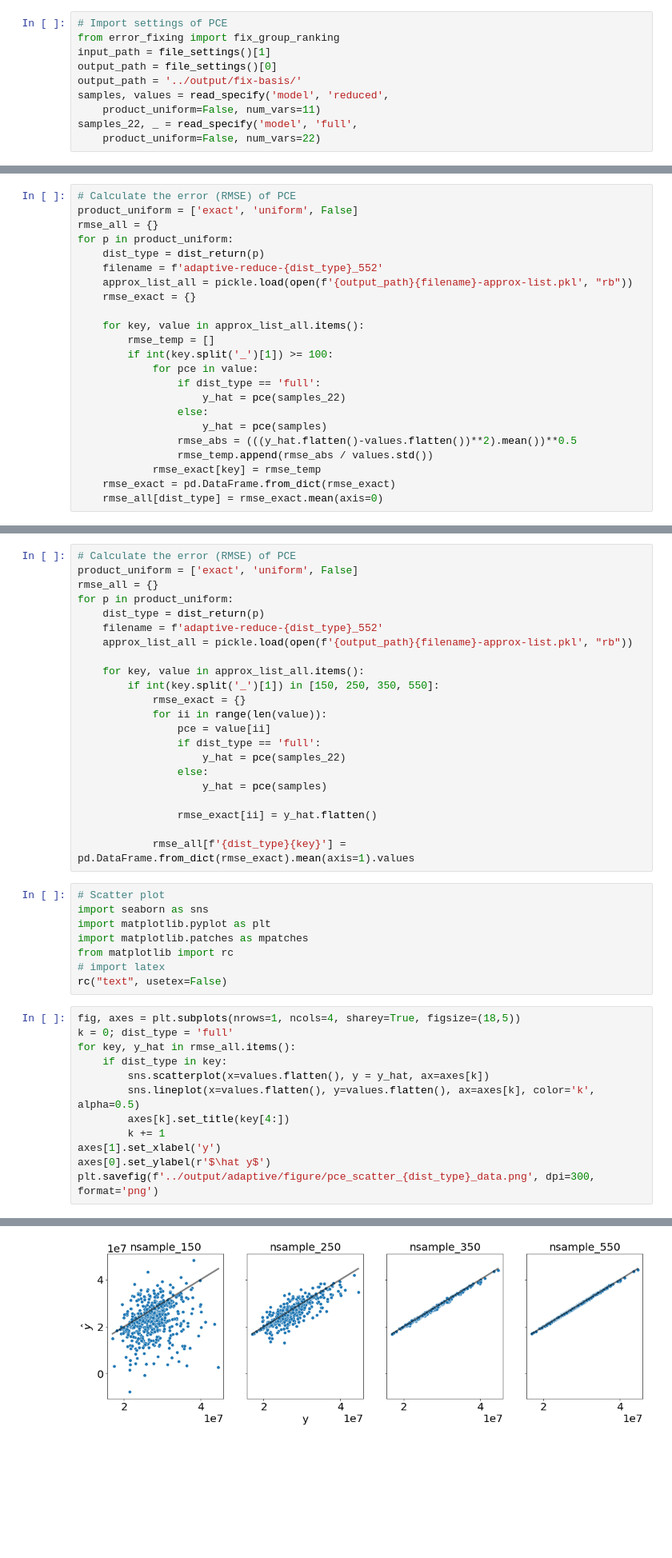
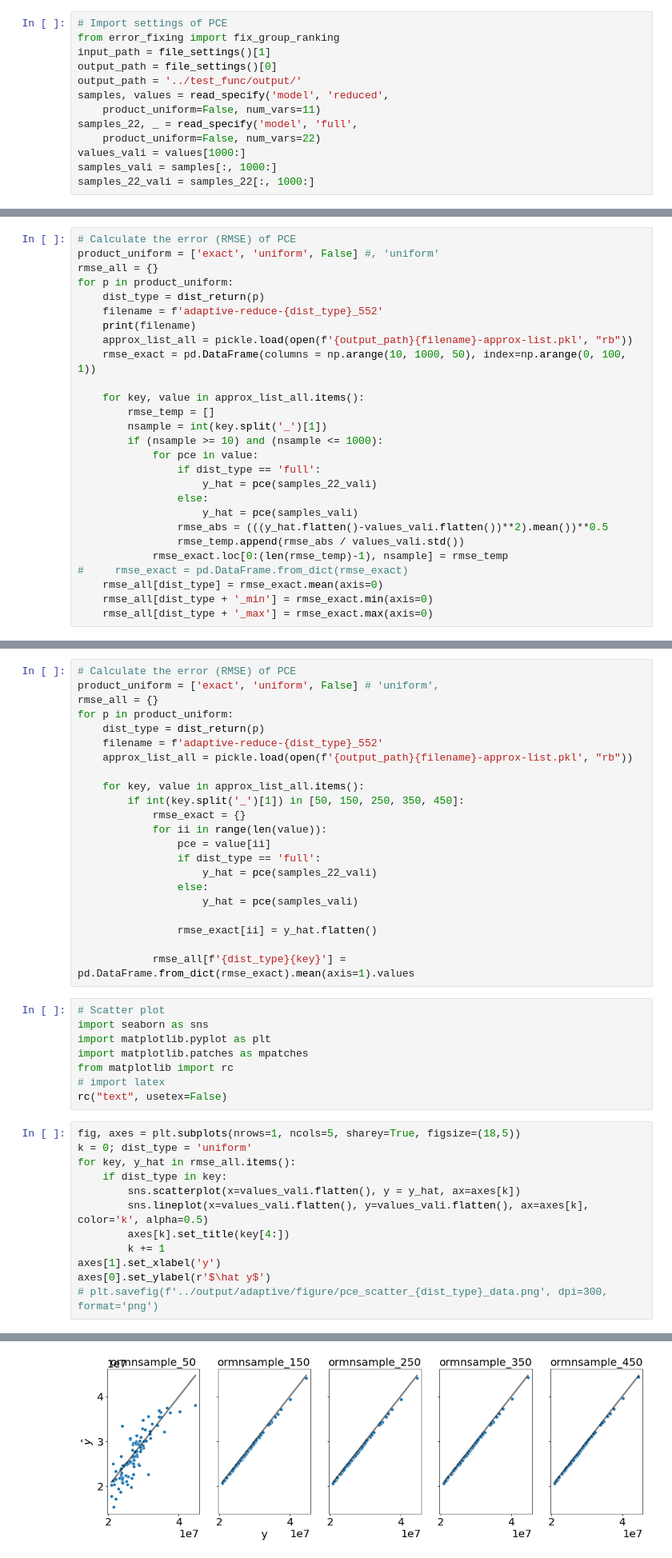
Before and after one commit to QianWanghhu/factor_fixing, a Jupyter notebook: qian_dev/PCE-performance.ipynb, the cells around one changed output, grey strips where cells are left out. Shown: that part at 80% size. Cells and saved outputs as stored; diff of their text form; blank space fills up the shorter version.

```diff
--- a/qian_dev/PCE-performance.ipynb
+++ b/qian_dev/PCE-performance.ipynb
@@ -18,8 +18,11 @@ from basic.utils import dist_return
 from error_fixing import fix_group_ranking
 input_path = file_settings()[1]
 output_path = file_settings()[0]
-output_path = '../output/fix-basis/'
+output_path = '../test_func/output/'
 samples, values = read_specify('model', 'reduced',
     product_uniform=False, num_vars=11)
 samples_22, _ = read_specify('model', 'full',
     product_uniform=False, num_vars=22)
+values_vali = values[1000:]
+samples_vali = samples[:, 1000:]
+samples_22_vali = samples_22[:, 1000:]
@@ -26,23 +33,27 @@ samples_22, _ = read_specify('model', 'full',
 # %%
 # Calculate the error (RMSE) of PCE
-product_uniform = ['exact', 'uniform', False]
+product_uniform = ['exact', 'uniform', False] #, 'uniform'
 rmse_all = {}
 for p in product_uniform:
     dist_type = dist_return(p)
     filename = f'adaptive-reduce-{dist_type}_552'
+    print(filename)
     approx_list_all = pickle.load(open(f'{output_path}{filename}-approx-list.pkl', "rb"))
-    rmse_exact = {}
+    rmse_exact = pd.DataFrame(columns = np.arange(10, 1000, 50), index=np.arange(0, 100, 1))
 
     for key, value in approx_list_all.items():
         rmse_temp = []
-        if int(key.split('_')[1]) >= 100:
+        nsample = int(key.split('_')[1])
+        if (nsample >= 10) and (nsample <= 1000):
             for pce in value:
                 if dist_type == 'full':
-                    y_hat = pce(samples_22)
+                    y_hat = pce(samples_22_vali)
                 else:
-                    y_hat = pce(samples)
-                rmse_abs = (((y_hat.flatten()-values.flatten())**2).mean())**0.5
-                rmse_temp.append(rmse_abs / values.std())
-            rmse_exact[key] = rmse_temp
-    rmse_exact = pd.DataFrame.from_dict(rmse_exact)
+                    y_hat = pce(samples_vali)
+                rmse_abs = (((y_hat.flatten()-values_vali.flatten())**2).mean())**0.5
+                rmse_temp.append(rmse_abs / values_vali.std())
+            rmse_exact.loc[0:(len(rmse_temp)-1), nsample] = rmse_temp
+#     rmse_exact = pd.DataFrame.from_dict(rmse_exact)
     rmse_all[dist_type] = rmse_exact.mean(axis=0)
+    rmse_all[dist_type + '_min'] = rmse_exact.min(axis=0)
+    rmse_all[dist_type + '_max'] = rmse_exact.max(axis=0)
@@ -71,7 +97,7 @@ Invalid limit will be ignored.
 # generate the 1-1 scatter plot
 # %%
 # Calculate the error (RMSE) of PCE
-product_uniform = ['exact', 'uniform', False]
+product_uniform = ['exact', 'uniform', False] # 'uniform',
 rmse_all = {}
 for p in product_uniform:
     dist_type = dist_return(p)
@@ -79,14 +105,14 @@ for p in product_uniform:
     approx_list_all = pickle.load(open(f'{output_path}{filename}-approx-list.pkl', "rb"))
 
     for key, value in approx_list_all.items():
-        if int(key.split('_')[1]) in [150, 250, 350, 550]:
+        if int(key.split('_')[1]) in [50, 150, 250, 350, 450]:
             rmse_exact = {}
             for ii in range(len(value)):
                 pce = value[ii]
                 if dist_type == 'full':
-                    y_hat = pce(samples_22)
+                    y_hat = pce(samples_22_vali)
                 else:
-                    y_hat = pce(samples)
+                    y_hat = pce(samples_vali)
 
                 rmse_exact[ii] = y_hat.flatten()
 
@@ -100,15 +126,15 @@ from matplotlib import rc
 # import latex
 rc("text", usetex=False)
 # %%
-fig, axes = plt.subplots(nrows=1, ncols=4, sharey=True, figsize=(18,5))
-k = 0; dist_type = 'full'
+fig, axes = plt.subplots(nrows=1, ncols=5, sharey=True, figsize=(18,5))
+k = 0; dist_type = 'uniform'
 for key, y_hat in rmse_all.items():
     if dist_type in key:
-        sns.scatterplot(x=values.flatten(), y = y_hat, ax=axes[k])
-        sns.lineplot(x=values.flatten(), y=values.flatten(), ax=axes[k], color='k', alpha=0.5)
+        sns.scatterplot(x=values_vali.flatten(), y = y_hat, ax=axes[k])
+        sns.lineplot(x=values_vali.flatten(), y=values_vali.flatten(), ax=axes[k], color='k', alpha=0.5)
         axes[k].set_title(key[4:])
         k += 1
 axes[1].set_xlabel('y')
 axes[0].set_ylabel(r'$\hat y$')
-plt.savefig(f'../output/adaptive/figure/pce_scatter_{dist_type}_data.png', dpi=300, format='png')
+# plt.savefig(f'../output/adaptive/figure/pce_scatter_{dist_type}_data.png', dpi=300, format='png')
 # %% [output]
@@ -115 +142 @@ plt.savefig(f'../output/adaptive/figure/pce_scatter_{dist_type}_data.png', dpi=3
-[figure, old version]
+[figure, new version]
```
Also changed, not shown: parts of 6 cells of this notebook.
